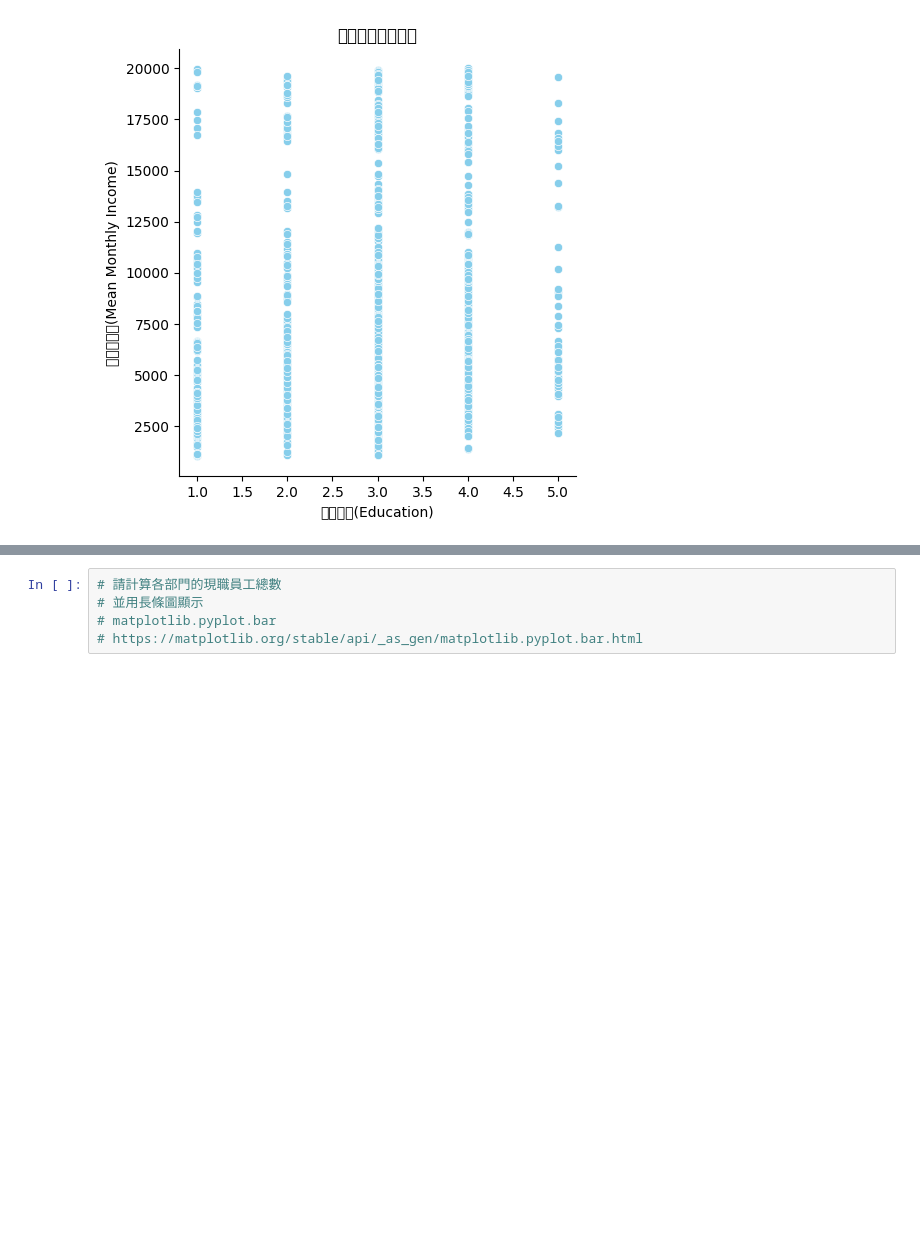
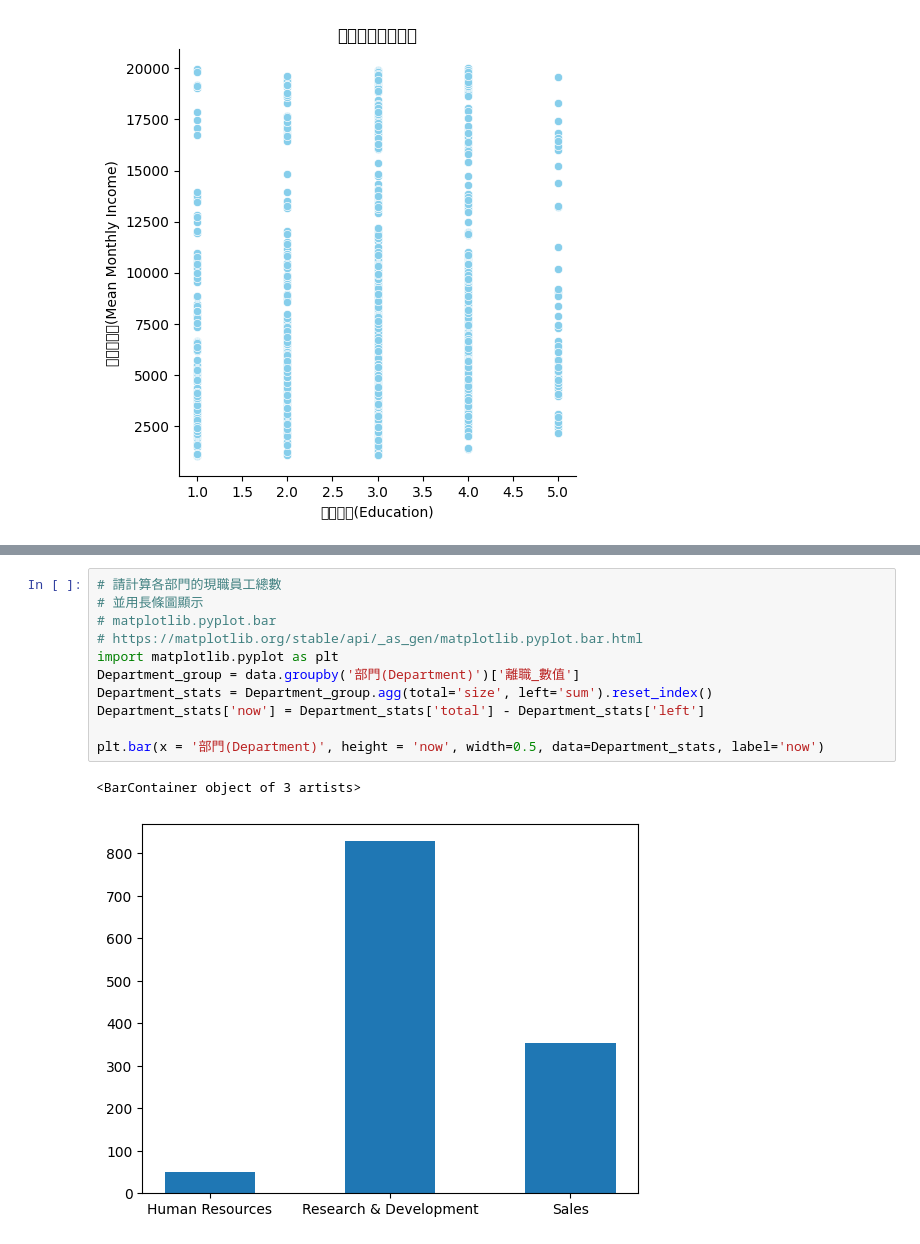
Before and after one commit to t8101349/Colab-, a Jupyter notebook: 03_04_Pandas_作業_28_王韋博.ipynb, the cells around one changed output, grey strips where cells are left out. Cells and saved outputs as stored; diff of their text form; blank space fills up the shorter version.

```diff
--- a/03_04_Pandas_作業_28_王韋博.ipynb
+++ b/03_04_Pandas_作業_28_王韋博.ipynb
@@ -230,5 +258,14 @@ plt.show()
 # %%
 # 請計算各部門的現職員工總數
 # 並用長條圖顯示
 # matplotlib.pyplot.bar
 # https://matplotlib.org/stable/api/_as_gen/matplotlib.pyplot.bar.html
+import matplotlib.pyplot as plt
+Department_group = data.groupby('部門(Department)')['離職_數值']
+Department_stats = Department_group.agg(total='size', left='sum').reset_index()
+Department_stats['now'] = Department_stats['total'] - Department_stats['left']
+
+plt.bar(x = '部門(Department)', height = 'now', width=0.5, data=Department_stats, label='now')
+# %% [output]
+<BarContainer object of 3 artists>
+[figure, added]
```
Also changed, not shown: parts of 2 cells of this notebook.
